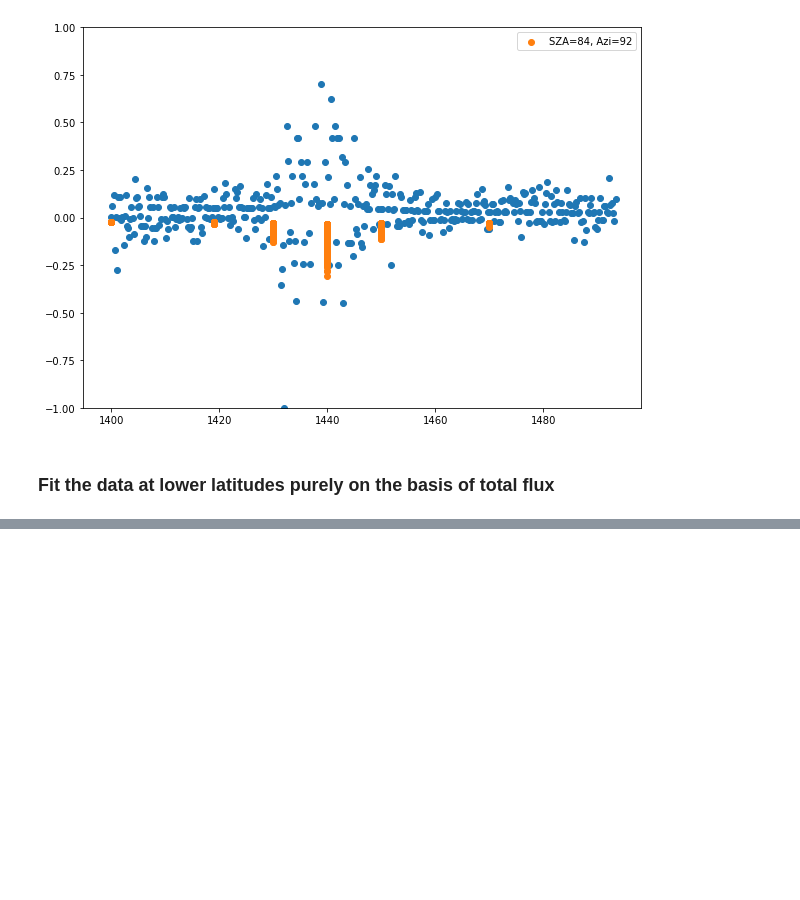
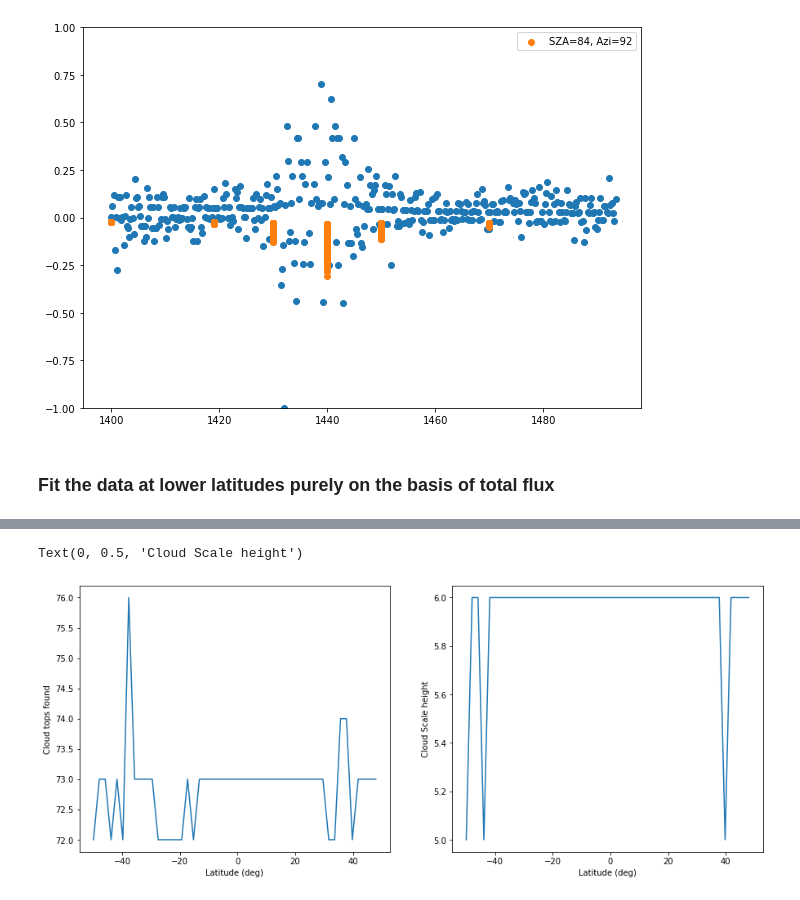
Before and after one commit to gouravmahapatra/VenusAbsorptionRetrival, a Jupyter notebook: src/SPICAVdataexplore.ipynb, the cells around one changed output, grey strips where cells are left out. Cells and saved outputs as stored; diff of their text form; code cells hidden in the pictures; blank space fills up the shorter version.

```diff
--- a/src/SPICAVdataexplore.ipynb
+++ b/src/SPICAVdataexplore.ipynb
@@ -1218,0 +1314,13 @@ plt.scatter(lamb,fnorm)
+# %%
+# define a latitude range
+latlist = np.linspace(-50,50,50)
+
+orbits = []
+types = []
+seq = []
+for i in range(len(latlist)-1):
+    # find unique values in the data at each latitude
+    tempdf = filter_data(fnpdf,[['lat',latlist[i],latlist[i+1]]])
+    orbits.append(tempdf['orbitnum'].iloc[0])
+    types.append(tempdf['orbittype'].iloc[0])
+    seq.append(tempdf['ObsvSeq'].iloc[0])
@@ -1218,0 +1329,7 @@ plt.scatter(lamb,fnorm)
+# %%
+fits = []
+for i in range(len(latlist)-1):
+    print('Fit number:',i)
+    df = fnpdf[(fnpdf['orbitnum']==orbits[i])&(fnpdf['orbittype']==types[i])&(fnpdf['ObsvSeq']==seq[i])]
+    fits.append(fit_data(modeldf,df))
+fits = np.array(fits)
@@ -1218,0 +1393,14 @@ plt.scatter(lamb,fnorm)
+# %%
+# plot
+plt.figure(figsize=[15,6])
+plt.subplot(121)
+plt.plot(latlist[:49],fits[:,0])
+plt.xlabel('Latitude (deg)')
+plt.ylabel('Cloud tops found')
+plt.subplot(122)
+plt.plot(latlist[:49],fits[:,1])
+plt.xlabel('Latitude (deg)')
+plt.ylabel('Cloud Scale height')
+# %% [output]
+Text(0, 0.5, 'Cloud Scale height')
+[figure, added]
```
Also changed, not shown: parts of 8 cells of this notebook, 1 other file.
